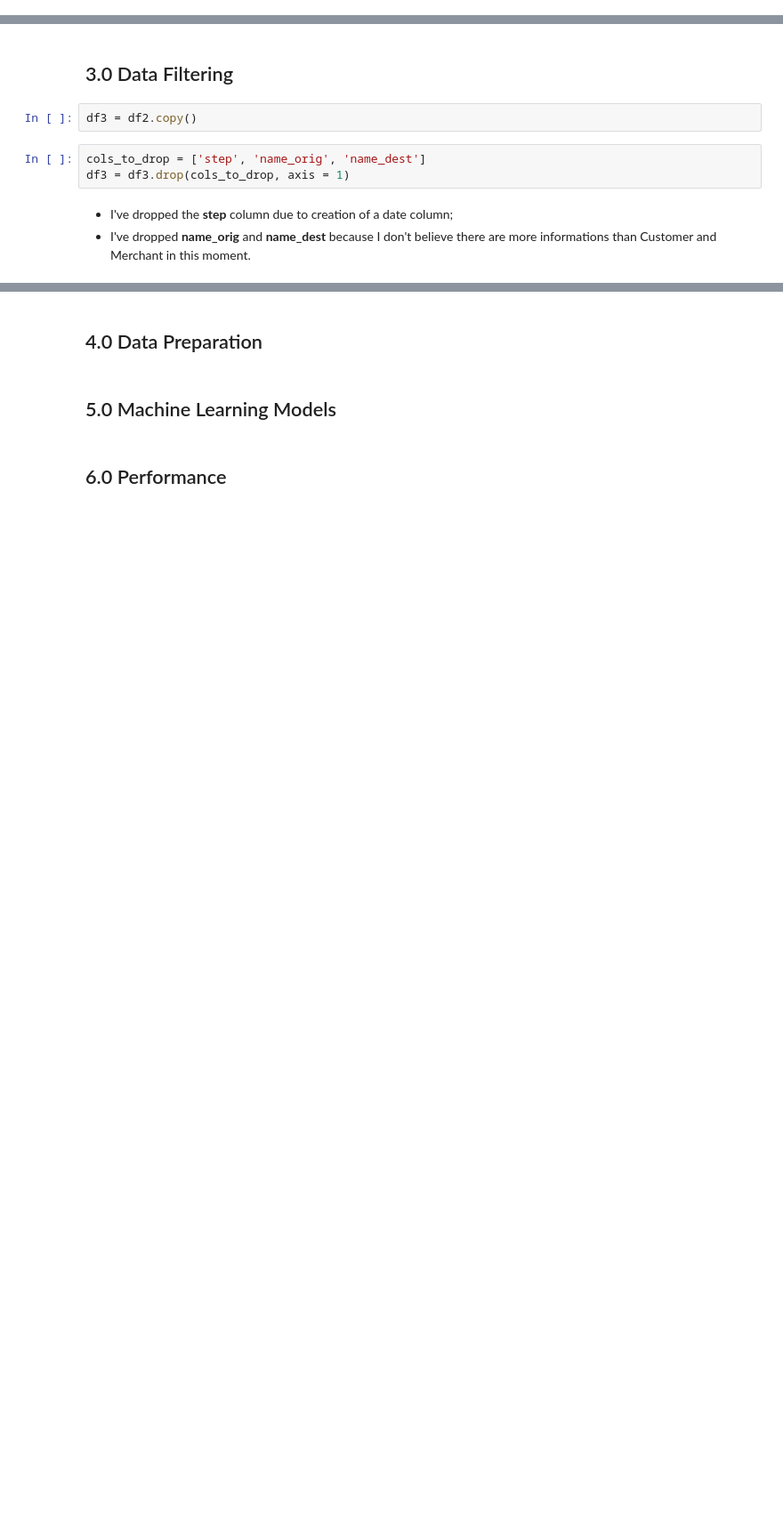
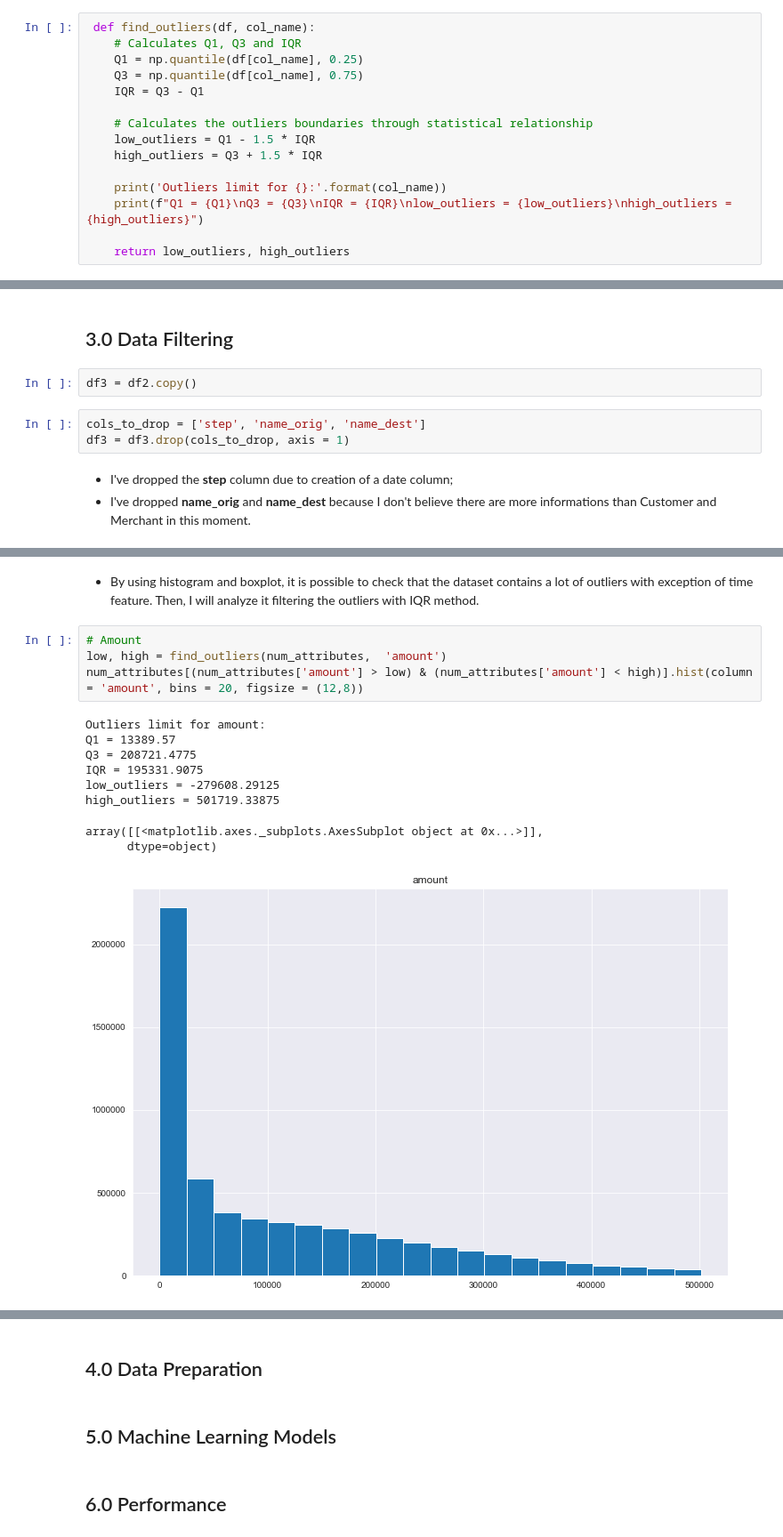
Before and after one commit to jooaobrum/blocker-fraud-company, a Jupyter notebook: notebooks/blocker_fraud_company.ipynb, the cells around one changed output, grey strips where cells are left out. Shown at 89% size. Cells and saved outputs as stored; diff of their text form; blank space fills up the shorter version.

```diff
--- a/notebooks/blocker_fraud_company.ipynb
+++ b/notebooks/blocker_fraud_company.ipynb
@@ -69,0 +86,15 @@ def descriptive_analysis(numerical_df):
+# %%
+ def find_outliers(df, col_name):
+    # Calculates Q1, Q3 and IQR
+    Q1 = np.quantile(df[col_name], 0.25)
+    Q3 = np.quantile(df[col_name], 0.75)
+    IQR = Q3 - Q1
+
+    # Calculates the outliers boundaries through statistical relationship
+    low_outliers = Q1 - 1.5 * IQR
+    high_outliers = Q3 + 1.5 * IQR
+
+    print('Outliers limit for {}:'.format(col_name))
+    print(f"Q1 = {Q1}\nQ3 = {Q3}\nIQR = {IQR}\nlow_outliers = {low_outliers}\nhigh_outliers = {high_outliers}")
+
+    return low_outliers, high_outliers
@@ -310,0 +410,16 @@ df3 = df3.drop(cols_to_drop, axis = 1)
+# %% [markdown]
+- By using  histogram and boxplot, it is possible to check that the dataset contains a lot of outliers with exception of time feature. Then, I will analyze it filtering the outliers with IQR method.
+# %%
+# Amount
+low, high = find_outliers(num_attributes,  'amount')
+num_attributes[(num_attributes['amount'] > low) & (num_attributes['amount'] < high)].hist(column = 'amount', bins = 20, figsize = (12,8))
+# %% [output]
+Outliers limit for amount:
+Q1 = 13389.57
+Q3 = 208721.4775
+IQR = 195331.9075
+low_outliers = -279608.29125
+high_outliers = 501719.33875
+array([[<matplotlib.axes._subplots.AxesSubplot object at 0x...>]],
+      dtype=object)
+[figure, added]
```
Also changed, not shown: parts of 106 cells of this notebook.
